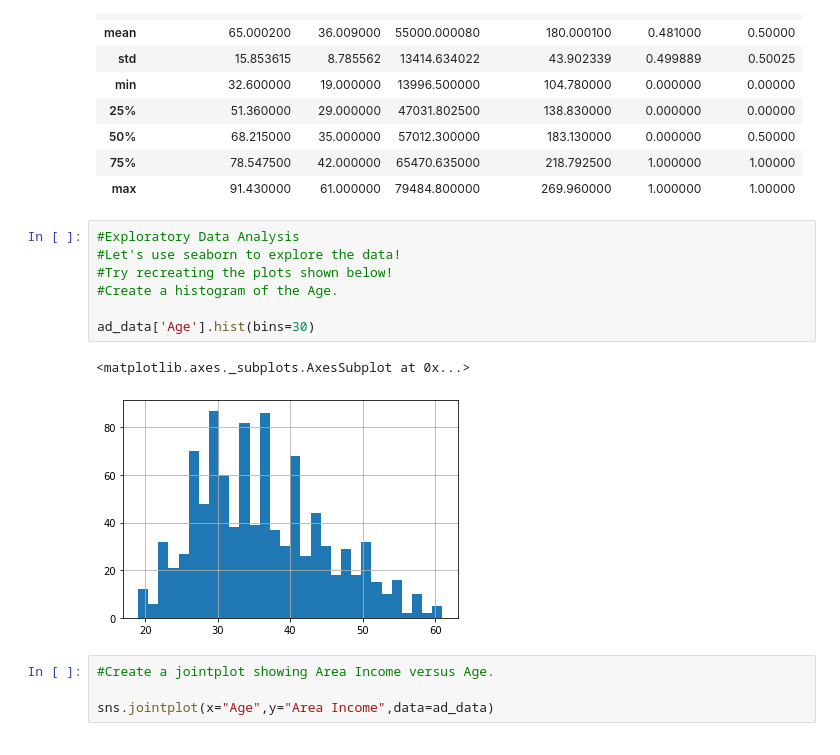
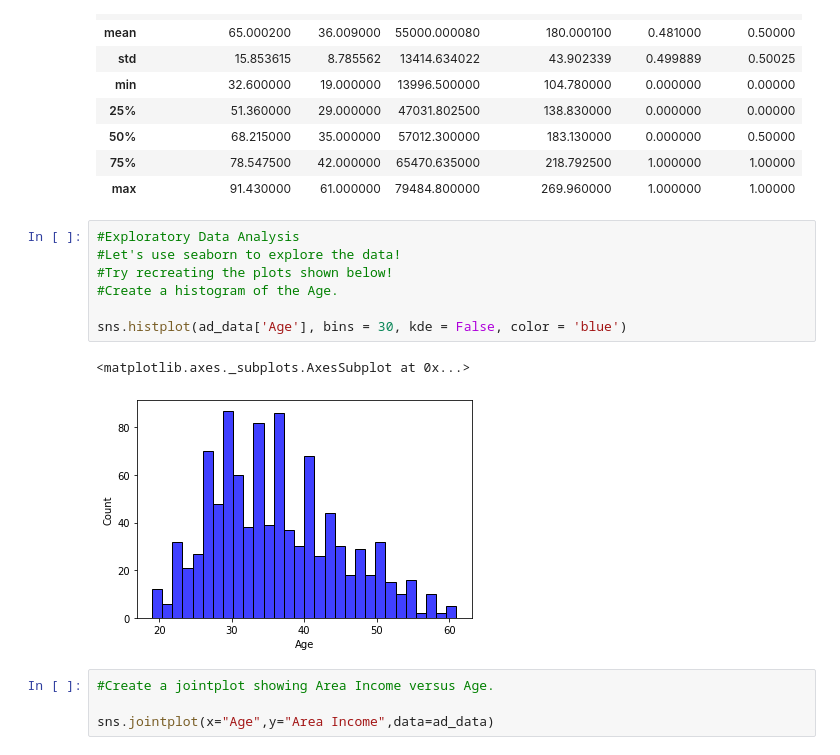
Before and after one commit to OmniaKhalafAllah/SN-bootcamp-projects, a Jupyter notebook: Omnia_logistic.ipynb, the cells around one changed output. Cells and saved outputs as stored; diff of their text form.

```diff
--- a/Omnia_logistic.ipynb
+++ b/Omnia_logistic.ipynb
@@ -68,13 +68,13 @@ ad_data.describe()
 # %%
 #Exploratory Data Analysis
 #Let's use seaborn to explore the data!
 #Try recreating the plots shown below!
 #Create a histogram of the Age.
 
-ad_data['Age'].hist(bins=30)
+sns.histplot(ad_data['Age'], bins = 30, kde = False, color = 'blue')
 # %% [output]
 <matplotlib.axes._subplots.AxesSubplot at 0x...>
-[figure, old version]
+[figure, new version]
 # %%
 #Create a jointplot showing Area Income versus Age.
 
```
